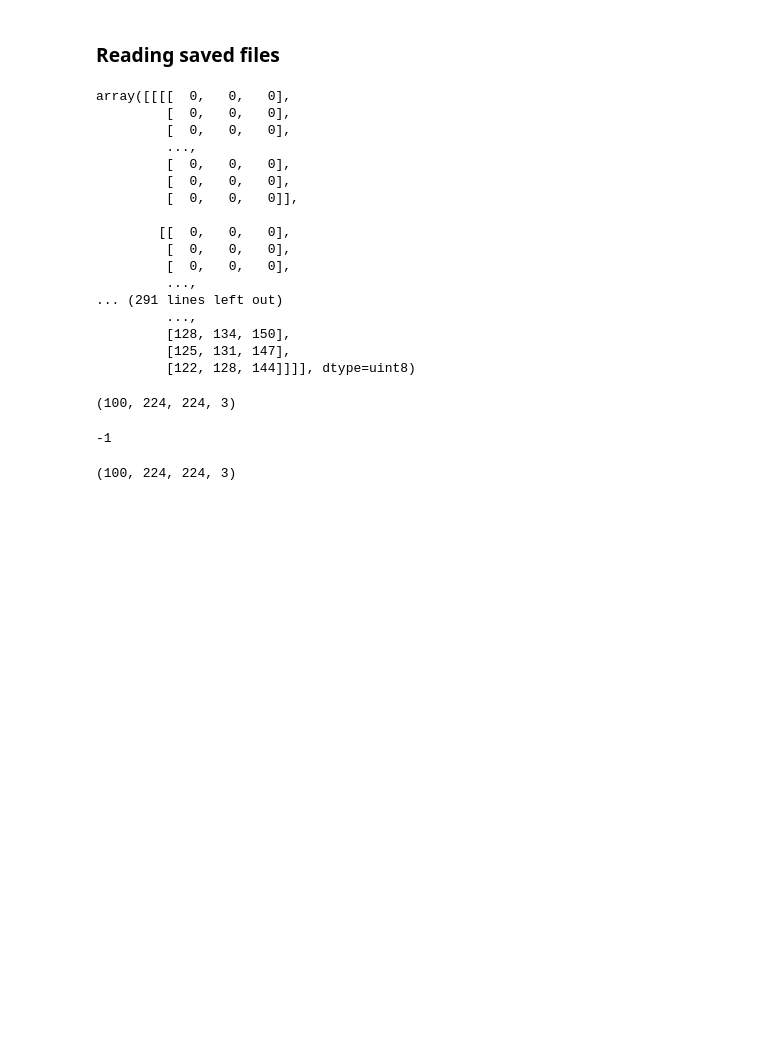
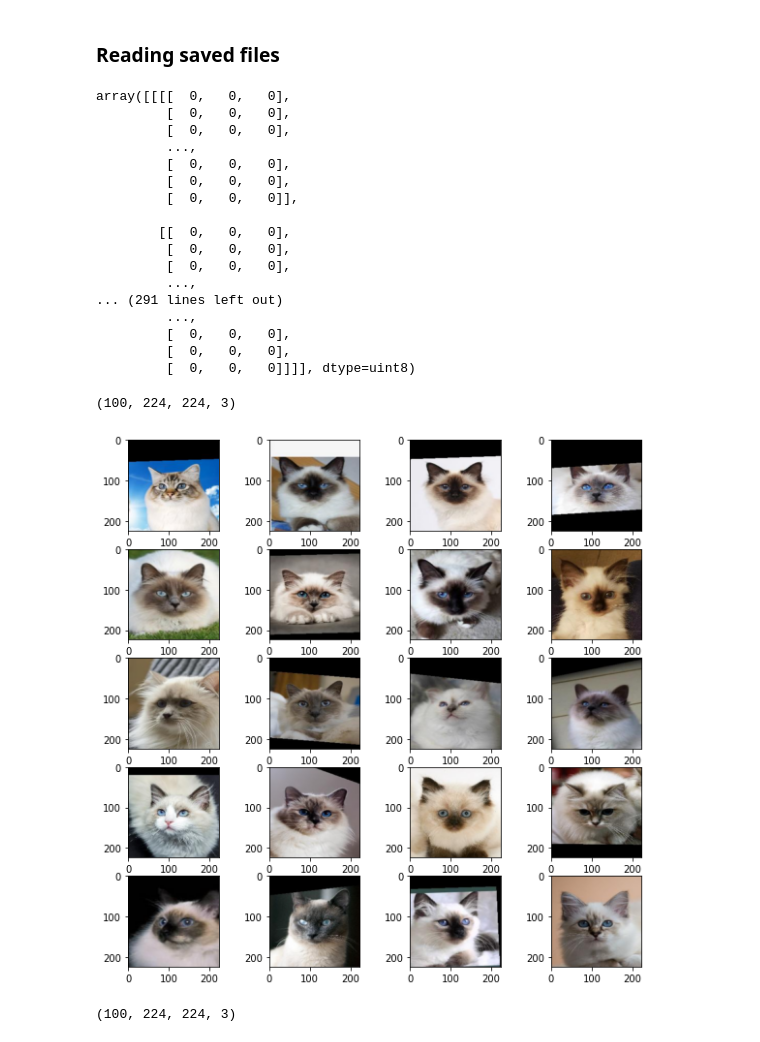
Before and after one commit to lokeshrbohara/AutoML, a Jupyter notebook: data-cleaner/notebooks/ImagePreprocessing.ipynb, the cells around one changed output. Cells and saved outputs as stored; diff of their text form; code cells hidden in the pictures; blank space fills up the shorter version.

```diff
--- a/data-cleaner/notebooks/ImagePreprocessing.ipynb
+++ b/data-cleaner/notebooks/ImagePreprocessing.ipynb
@@ -82,7 +83,7 @@ Final zip file saved
 # %% [markdown]
 ### Reading saved files
 # %%
-loaded_array = np.load("./cats.npy")
+loaded_array = np.load("./testA.npy")
 load_original_arr = loaded_array.reshape(loaded_array.shape[0], loaded_array.shape[1], loaded_array.shape[2] // 3, 3)
 # %%
 load_original_arr
@@ -101,16 +102,26 @@ array([[[[  0,   0,   0],
          ...,
 ... (291 lines left out)
          ...,
-         [128, 134, 150],
-         [125, 131, 147],
-         [122, 128, 144]]]], dtype=uint8)
+         [  0,   0,   0],
+         [  0,   0,   0],
+         [  0,   0,   0]]]], dtype=uint8)
 # %%
 load_original_arr.shape
 # %% [output]
 (100, 224, 224, 3)
+# %%
+fig=plt.figure(figsize=(10, 10))
+columns = 4
+rows = 5
+ct=0
+for i in range(1, columns*rows +1):
+    fig.add_subplot(rows, columns, i)
+    plt.imshow(load_original_arr[ct])
+    ct+=1
+plt.show()
+# %% [output]
+[figure, added]
 # %%
 cv2.imshow("cat", load_original_arr[0])
 cv2.waitKey(0)
-# %% [output]
--1
 # %%
```
Also changed, not shown: parts of 6 cells of this notebook, 2 other files.
